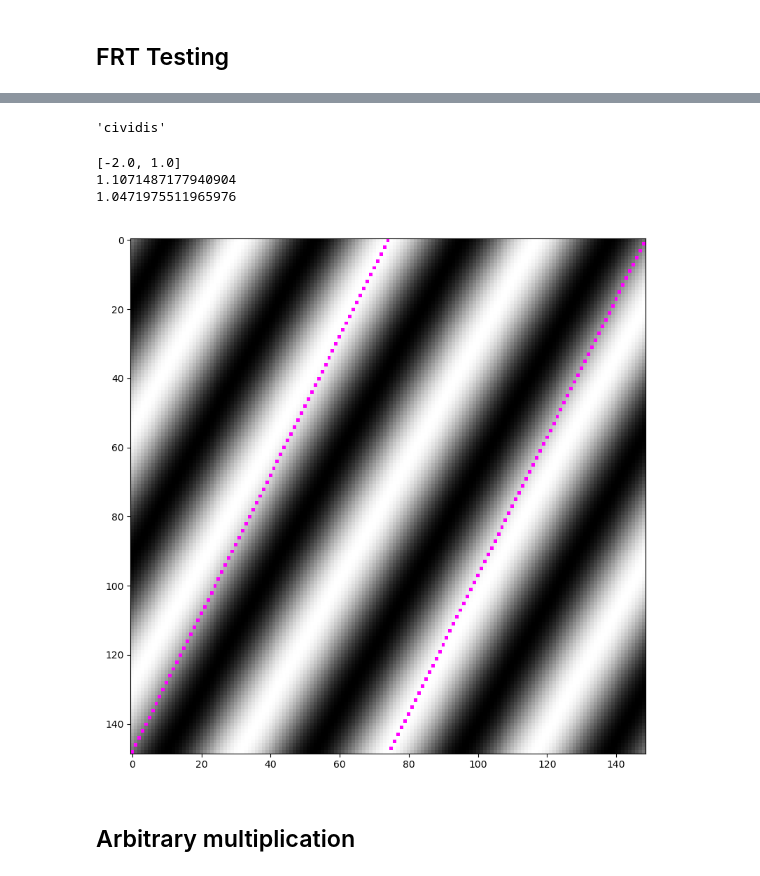
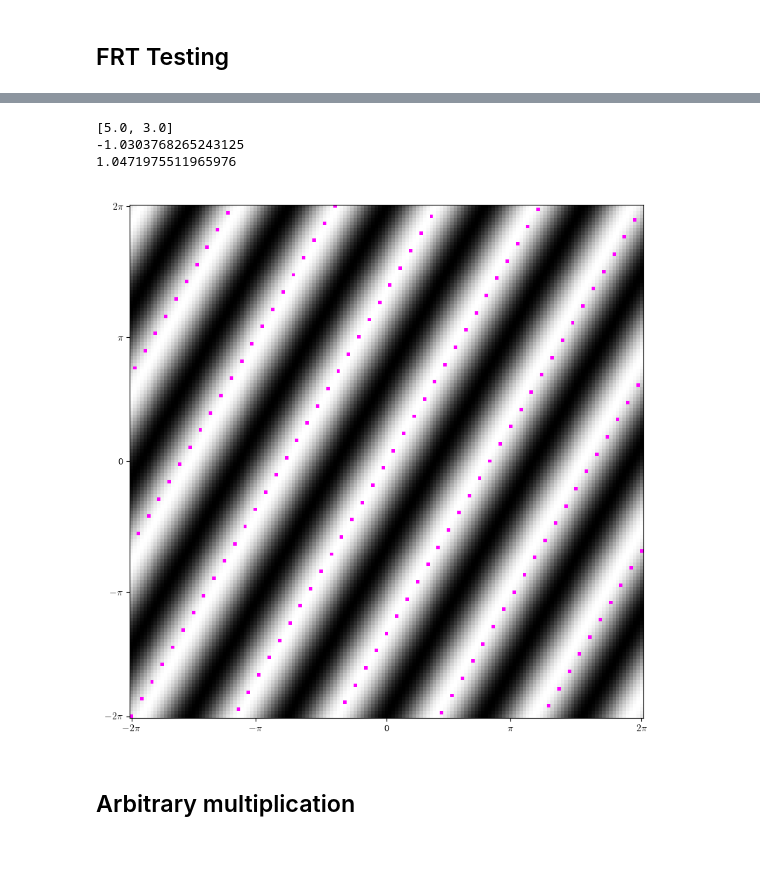
Before and after one commit to zyjux/harmonic_gw, a Jupyter notebook: synthetic_testing.ipynb, the cells around one changed output, grey strips where cells are left out. Saved outputs shown, nothing was run; the diff lists cells and outputs as text; code cells hidden in the pictures.

```diff
--- a/synthetic_testing.ipynb
+++ b/synthetic_testing.ipynb
@@ -10,7 +13,9 @@ import matplotlib.pyplot as plt
 yy, xx = np.mgrid[-2*np.pi:2*np.pi:149j, -2*np.pi:2*np.pi:149j]
 # %%
 theta = np.pi/3
-scale = 2
-z = np.cos((xx * np.sin(theta) + yy * np.cos(theta))*scale)
+scale = 3
+z = np.cos((-xx * np.sin(theta) + yy * np.cos(theta))*scale)
+# %%
+mpl.rc('text', usetex = True)
 # %%
 F, ax = plt.subplots(1, 1, figsize=(8, 8))
@@ -34,34 +41,33 @@ F.tight_layout()
-# %%
-cmaps[1]
-# %% [output]
-'cividis'
 # %%
-# For pi/3 angle with scale = 2, n_vec 2 and 76 are of interest
-# For pi/3 angle with scale = 3, n_vec 101 is the primary of interest, with n_vecs 2, 51, and 52 as secondary
+# For pi/3 angle with scale = 2, n_vec 147 and 73 are of interest
+# For pi/3 angle with scale = 3, n_vec 48 is the primary of interest
 F, ax = plt.subplots(1, 1, figsize=(8, 8))
-ax.imshow(z, cmap='gray')
+ax.imshow(z, cmap='gray', origin='lower')
 
-check = 2
+check = 48
 n_vec = syn_frt.n_vecs[check]
 print(n_vec)
 print(np.arctan(-n_vec[0]/n_vec[1]))
 # print(np.pi - np.arctan(-n_vec[0]/n_vec[1]))
 print(theta)
 lines_ex = np.empty((149, 149))
 # first_col = np.arange(149)[::-1]
 first_col = np.zeros(149)
-first_col[-1] = 1
+first_col[0] = 1
 if n_vec[1] != 0:
     lines_ex[:, 0] = first_col
     x_step = n_vec[1]
     y_step = -n_vec[0]
     for i in range(1, 149):
         lines_ex[:, int(i * x_step) % 149] = np.roll(first_col, -int(i * y_step) % 149)
-ax.imshow(lines_ex, alpha=lines_ex, cmap='cool')
+ax.imshow(lines_ex, alpha=lines_ex, cmap='cool', origin='lower')
+
+plt.xticks([0, 36, 74, 110, 148], ['$-2\pi$', '$-\pi$', 0, '$\pi$', '$2\pi$'])
+plt.yticks([0, 36, 74, 110, 148], ['$-2\pi$', '$-\pi$', 0, '$\pi$', '$2\pi$'])
 
 F.tight_layout()
 # %% [output]
-[-2.0, 1.0]
-1.1071487177940904
+[5.0, 3.0]
+-1.0303768265243125
 1.0471975511965976
-[figure, old version]
+[figure, new version]
```
Also changed, not shown: parts of 5 cells of this notebook, 3 other files.
